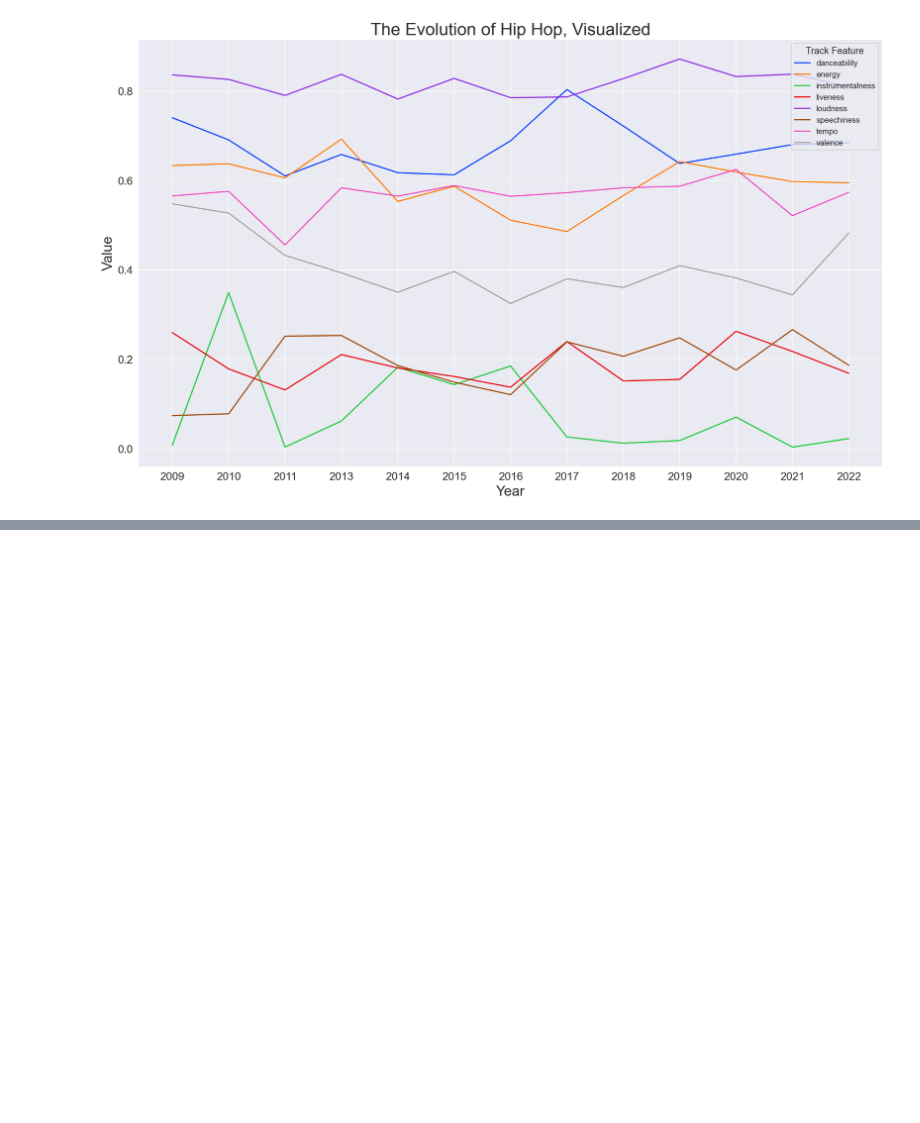
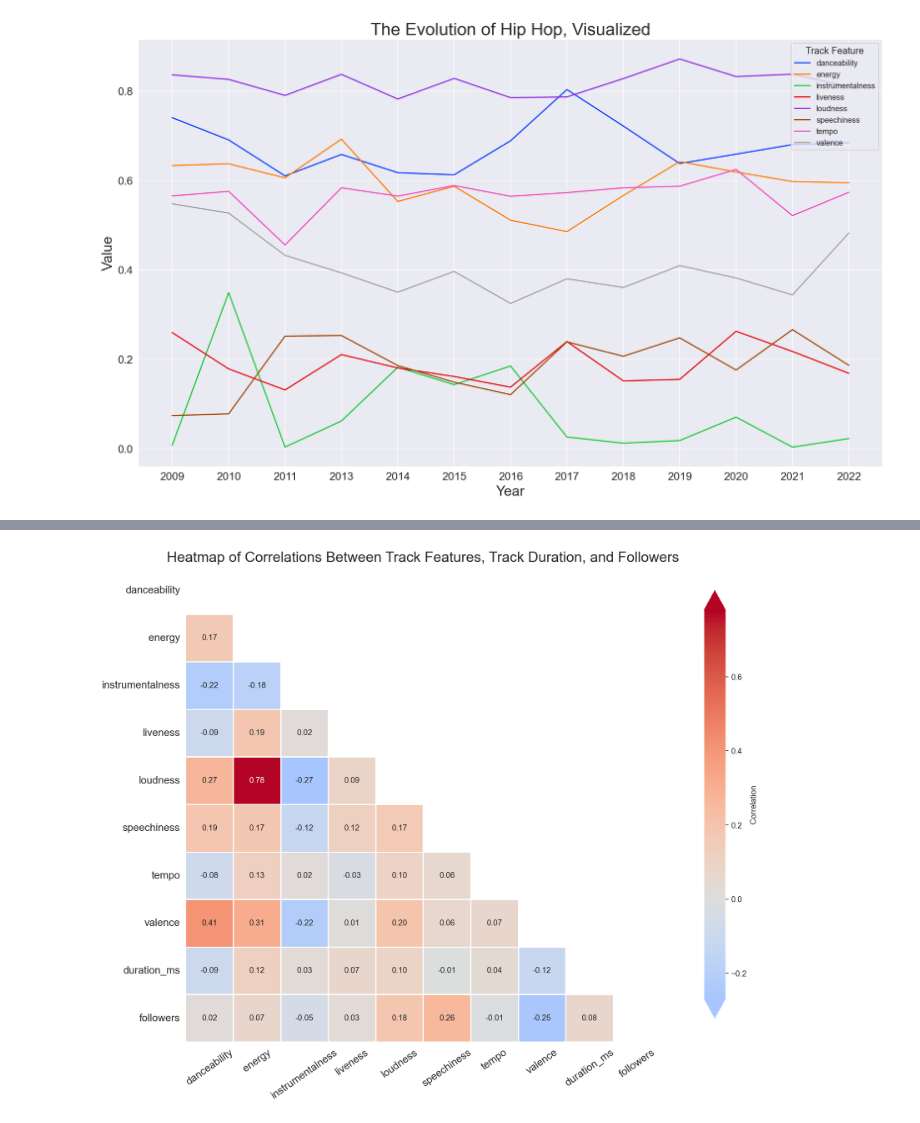
Before and after one commit to rjpost20/Onramp-Project, a Jupyter notebook: Project-Notebook.ipynb, the cells around one changed output, grey strips where cells are left out. Cells and saved outputs as stored; diff of their text form; code cells hidden in the pictures; blank space fills up the shorter version.

```diff
--- a/Project-Notebook.ipynb
+++ b/Project-Notebook.ipynb
@@ -1549,0 +1607,10 @@ Which genre would you like to visualize? hip hop
+# %%
+viz5_df = track_features_df.merge(tracks_df[['track_id', 'album_id', 'duration_ms']], on='track_id')
+
+viz5_df = viz5_df.merge(albums_df[['album_id', 'artist_id']], on='album_id')
+
+viz5_df = viz5_df.merge(artists_df[['artist_id', 'followers']], on='artist_id')
+
+viz5_df = viz5_df.drop(columns=['track_id', 'album_id', 'artist_id', 'type', 'song_uri'])
+
+viz5_df.head()
@@ -1549,0 +1624,19 @@ Which genre would you like to visualize? hip hop
+# %%
+# Create correlation table between attributes
+corr = viz5_df.corr()
+
+# Mask duplicate correlations and self-correlations
+mask = np.zeros_like(corr)
+mask[np.triu_indices_from(mask)] = True
+
+fig, ax = plt.subplots(figsize=(14, 11))
+
+sns.heatmap(data=corr, annot=True, cmap='coolwarm', mask=mask, square=True, center=0.0, linewidths=.6,
+            fmt='.2f', cbar_kws={'label': 'Correlation', 'orientation': 'vertical', 'pad': .07,
+                                 'extend': 'both', 'shrink': .9})
+ax.set_facecolor('xkcd:white')
+ax.set_title('Heatmap of Correlations Between Track Features, Track Duration, and Followers', fontsize=18)
+ax.tick_params(axis='x', which='major', rotation=35, labelsize=13)
+ax.tick_params(axis='y', which='major', rotation=0, labelsize=13);
+# %% [output]
+[figure, added]
```
Also changed, not shown: parts of 38 cells of this notebook.
